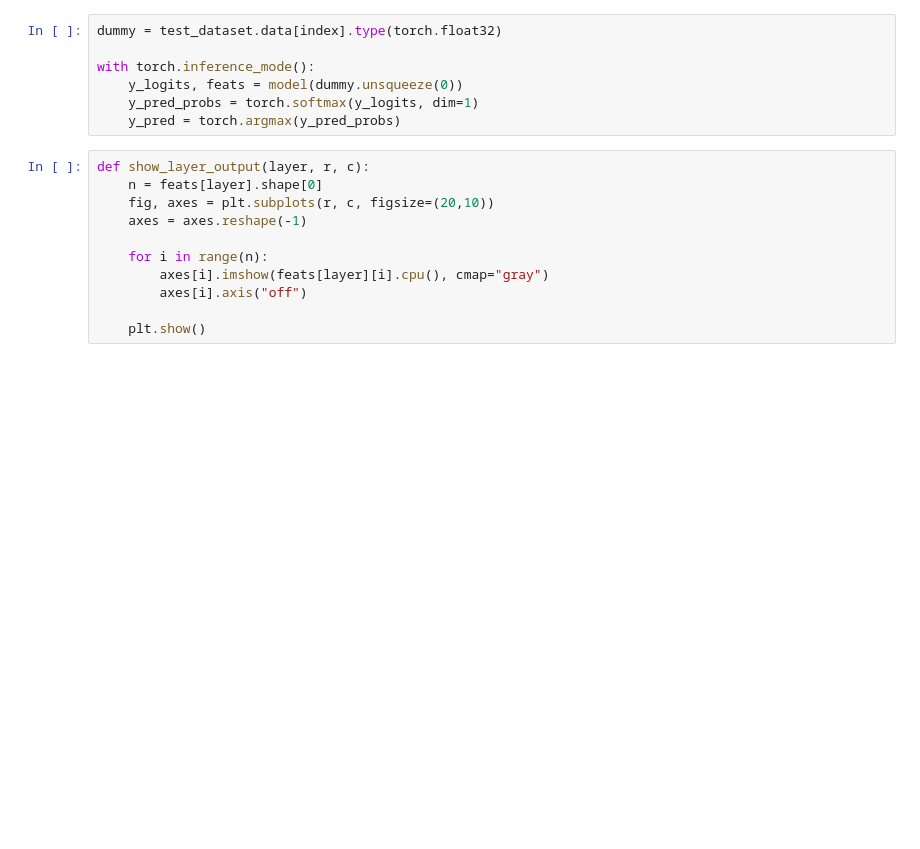
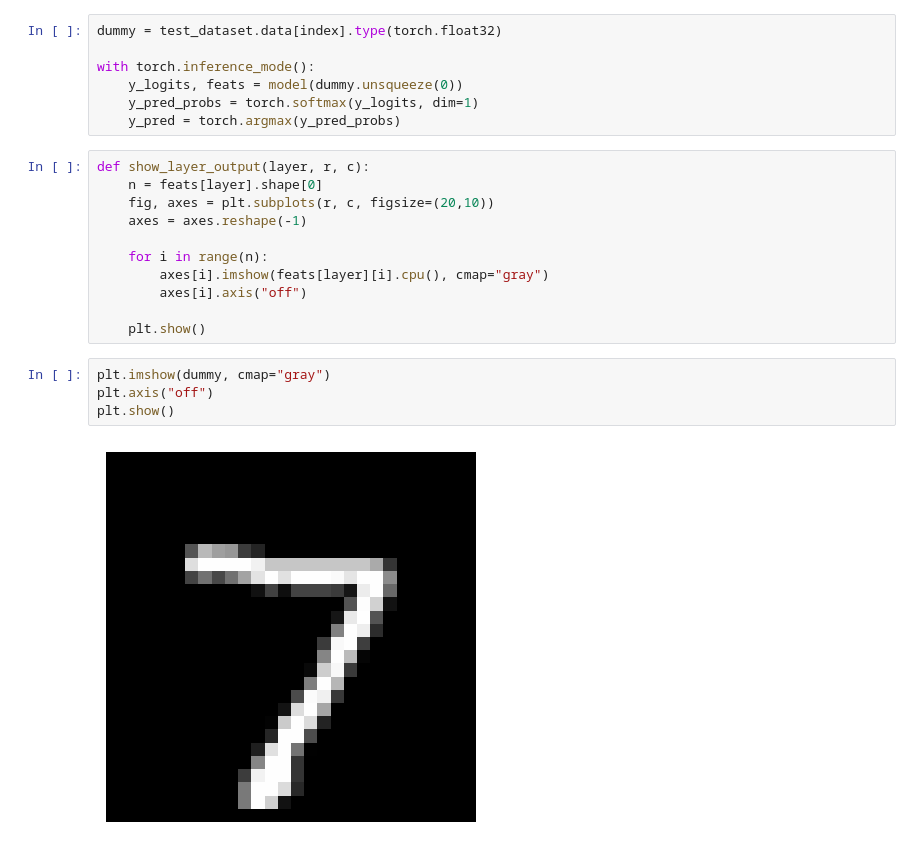
Before and after one commit to IDGercek/digit-recognition, a Jupyter notebook: notebooks/visualize.ipynb, the cells around one changed output. Drawn from its saved outputs; the diff is of its cells as text; blank space fills up the shorter version.

```diff
--- a/notebooks/visualize.ipynb
+++ b/notebooks/visualize.ipynb
@@ -82,6 +82,12 @@ def show_layer_output(layer, r, c):
         axes[i].axis("off")
 
     plt.show()
+# %%
+plt.imshow(dummy, cmap="gray")
+plt.axis("off")
+plt.show()
+# %% [output]
+[figure, added]
 # %%
 show_layer_output("conv1", 4, 8)
 # %% [output]
```
Also changed, not shown: parts of 7 cells of this notebook.
